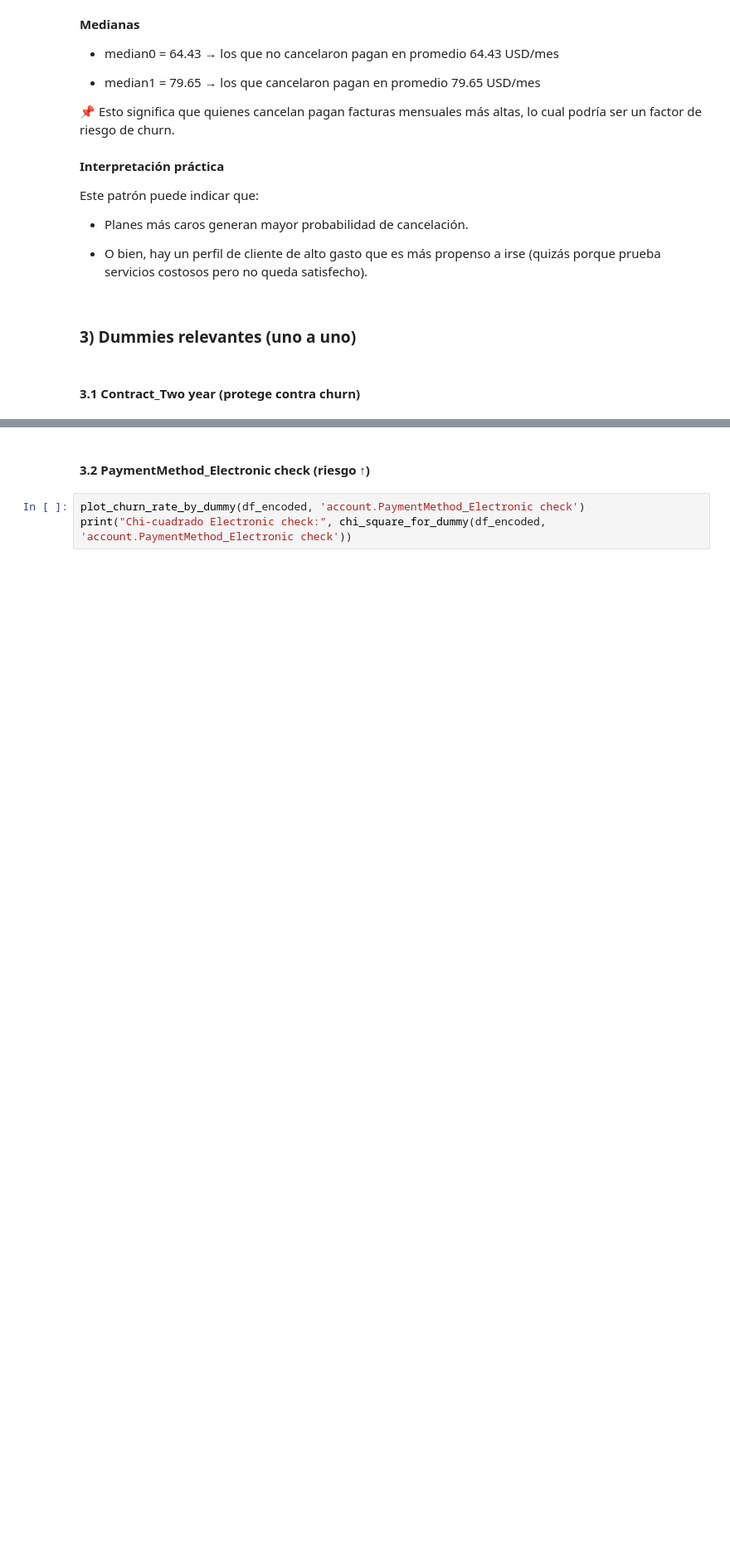
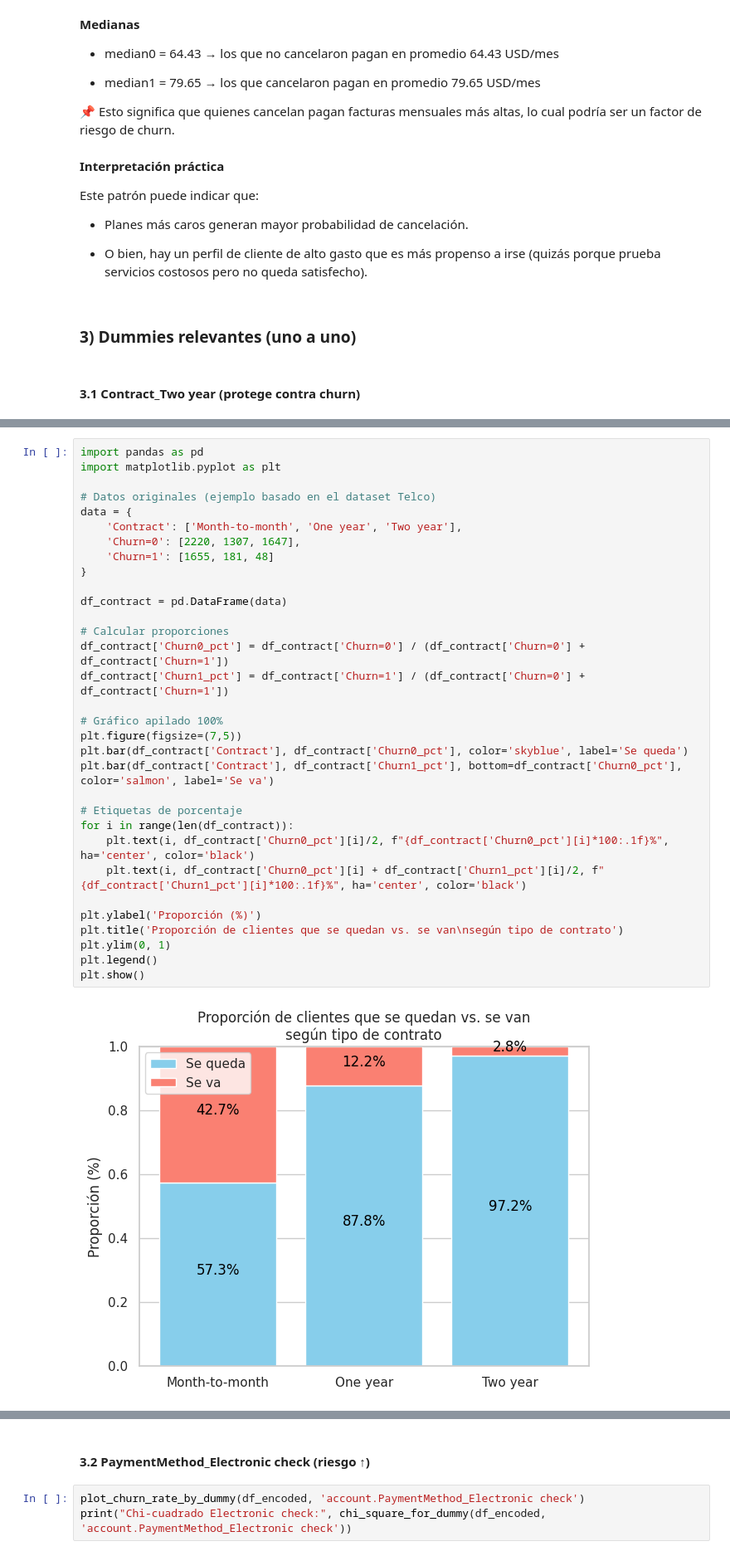
Before and after one commit to Tecindes/ChakkengeONE, a Jupyter notebook: TelecomX_parte2_latam.ipynb, the cells around one changed output, grey strips where cells are left out. Shown at 83% size. Saved outputs shown, nothing was run; the diff lists cells and outputs as text; blank space fills up the shorter version.

```diff
--- a/TelecomX_parte2_latam.ipynb
+++ b/TelecomX_parte2_latam.ipynb
@@ -1089,0 +1136,34 @@ account.Contract_Two year
+# %%
+import pandas as pd
+import matplotlib.pyplot as plt
+
+# Datos originales (ejemplo basado en el dataset Telco)
+data = {
+    'Contract': ['Month-to-month', 'One year', 'Two year'],
+    'Churn=0': [2220, 1307, 1647],
+    'Churn=1': [1655, 181, 48]
+}
+
+df_contract = pd.DataFrame(data)
+
+# Calcular proporciones
+df_contract['Churn0_pct'] = df_contract['Churn=0'] / (df_contract['Churn=0'] + df_contract['Churn=1'])
+df_contract['Churn1_pct'] = df_contract['Churn=1'] / (df_contract['Churn=0'] + df_contract['Churn=1'])
+
+# Gráfico apilado 100%
+plt.figure(figsize=(7,5))
+plt.bar(df_contract['Contract'], df_contract['Churn0_pct'], color='skyblue', label='Se queda')
+plt.bar(df_contract['Contract'], df_contract['Churn1_pct'], bottom=df_contract['Churn0_pct'], color='salmon', label='Se va')
+
+# Etiquetas de porcentaje
+for i in range(len(df_contract)):
+    plt.text(i, df_contract['Churn0_pct'][i]/2, f"{df_contract['Churn0_pct'][i]*100:.1f}%", ha='center', color='black')
+    plt.text(i, df_contract['Churn0_pct'][i] + df_contract['Churn1_pct'][i]/2, f"{df_contract['Churn1_pct'][i]*100:.1f}%", ha='center', color='black')
+
+plt.ylabel('Proporción (%)')
+plt.title('Proporción de clientes que se quedan vs. se van\nsegún tipo de contrato')
+plt.ylim(0, 1)
+plt.legend()
+plt.show()
+# %% [output]
+[figure, added]
```
Also changed, not shown: parts of 6 cells of this notebook.
